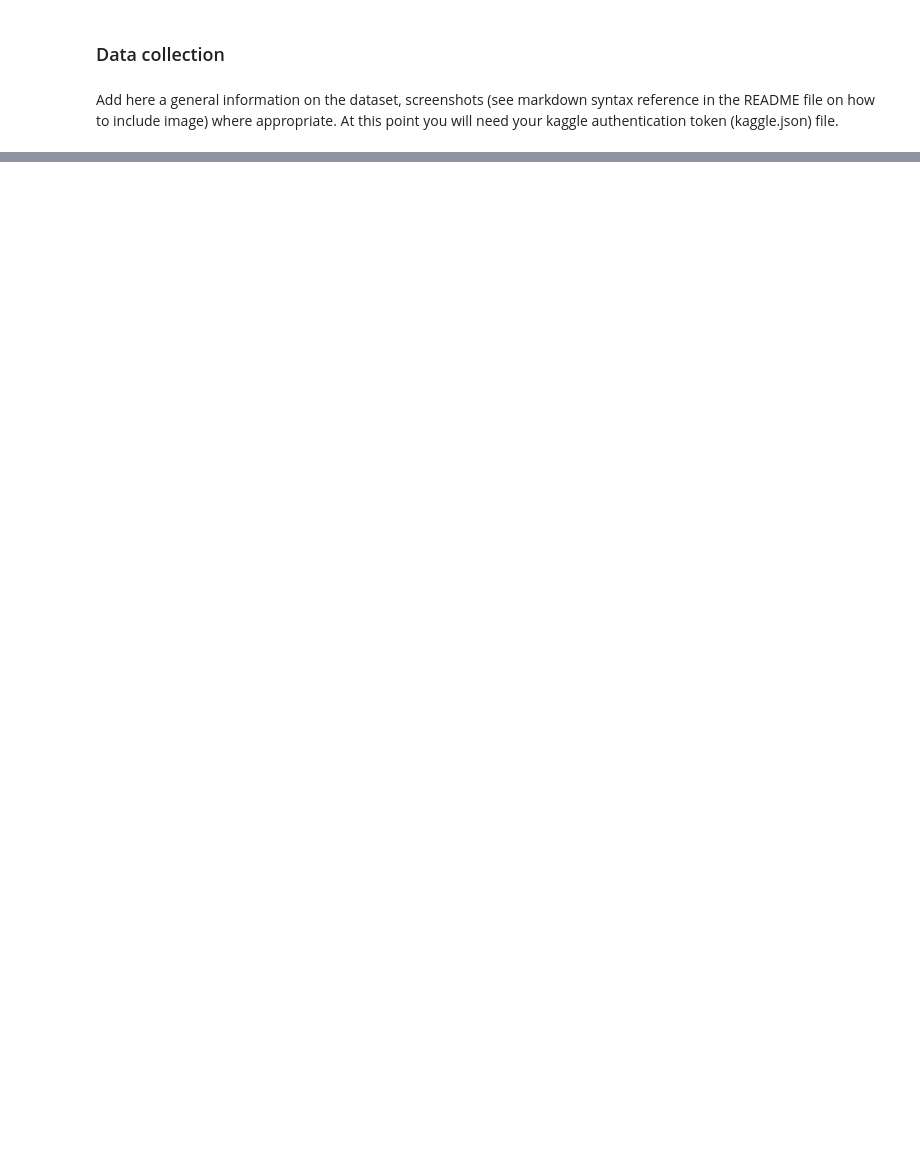
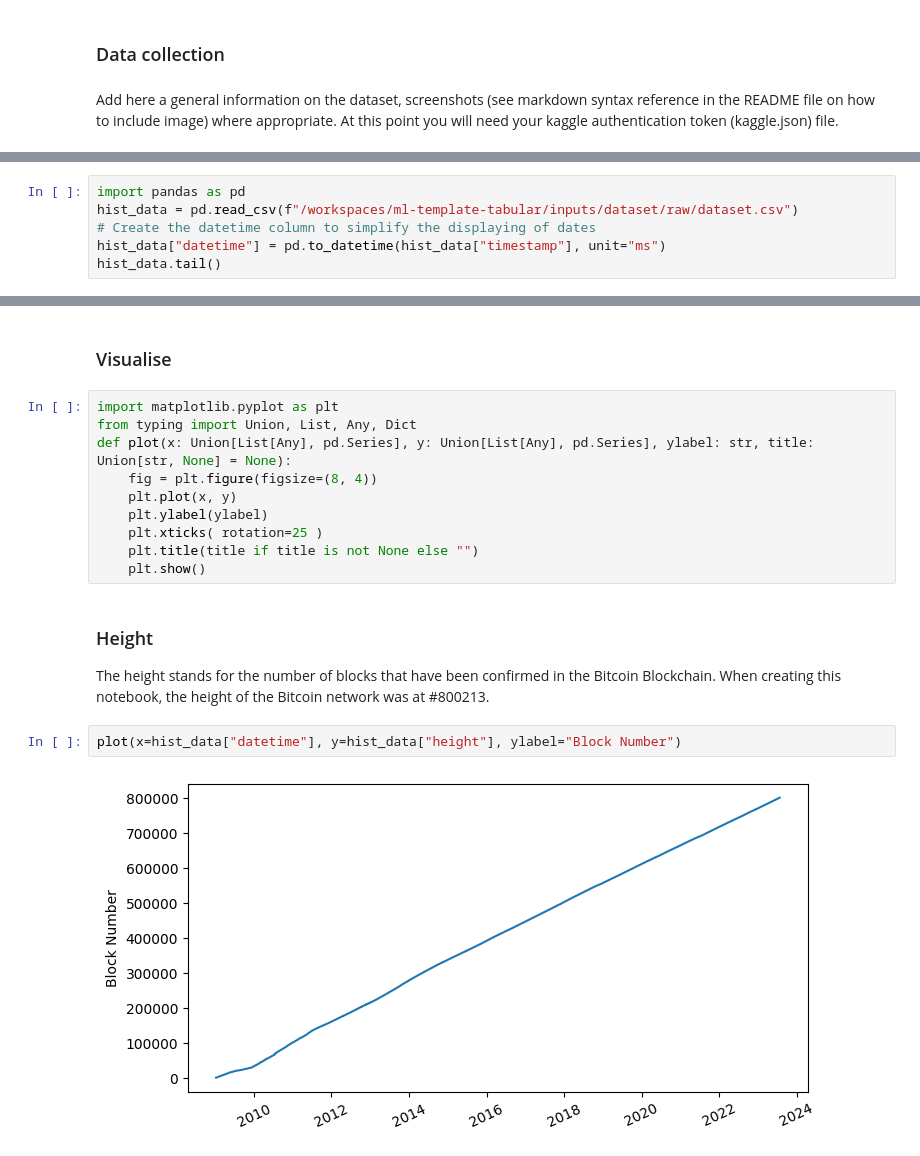
Before and after one commit to DrSYakovlev/ml-template-images, a Jupyter notebook: jupyter_notebooks/1_data_collection.ipynb, the cells around one changed output, grey strips where cells are left out. Saved outputs shown, nothing was run; the diff lists cells and outputs as text; blank space fills up the shorter version.

```diff
--- a/jupyter_notebooks/1_data_collection.ipynb
+++ b/jupyter_notebooks/1_data_collection.ipynb
@@ -45,0 +76,6 @@ Add here a general information on the dataset, screenshots (see markdown syntax
+# %%
+import pandas as pd
+hist_data = pd.read_csv(f"/workspaces/ml-template-tabular/inputs/dataset/raw/dataset.csv")
+# Create the datetime column to simplify the displaying of dates
+hist_data["datetime"] = pd.to_datetime(hist_data["timestamp"], unit="ms")
+hist_data.tail()
@@ -45,0 +101,19 @@ Add here a general information on the dataset, screenshots (see markdown syntax
+# %% [markdown]
+### Visualise
+# %%
+import matplotlib.pyplot as plt
+from typing import Union, List, Any, Dict
+def plot(x: Union[List[Any], pd.Series], y: Union[List[Any], pd.Series], ylabel: str, title: Union[str, None] = None):
+    fig = plt.figure(figsize=(8, 4))
+    plt.plot(x, y)
+    plt.ylabel(ylabel)
+    plt.xticks( rotation=25 )
+    plt.title(title if title is not None else "")
+    plt.show()
+# %% [markdown]
+### Height
+The height stands for the number of blocks that have been confirmed in the Bitcoin Blockchain. When creating this notebook, the height of the Bitcoin network was at #800213.
+# %%
+plot(x=hist_data["datetime"], y=hist_data["height"], ylabel="Block Number")
+# %% [output]
+[figure, added]
```
Also changed, not shown: parts of 16 cells of this notebook, 8 other files.
